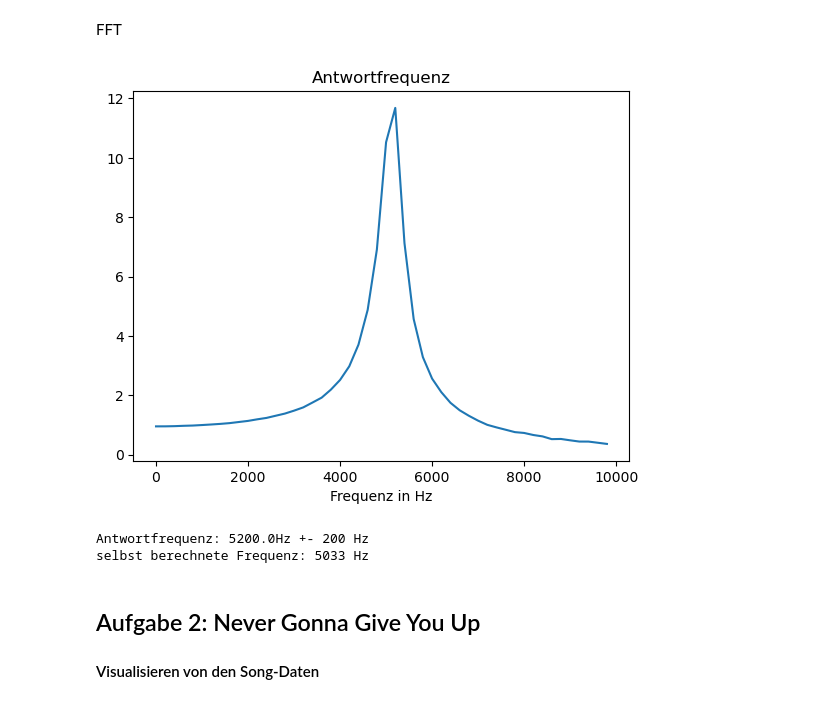
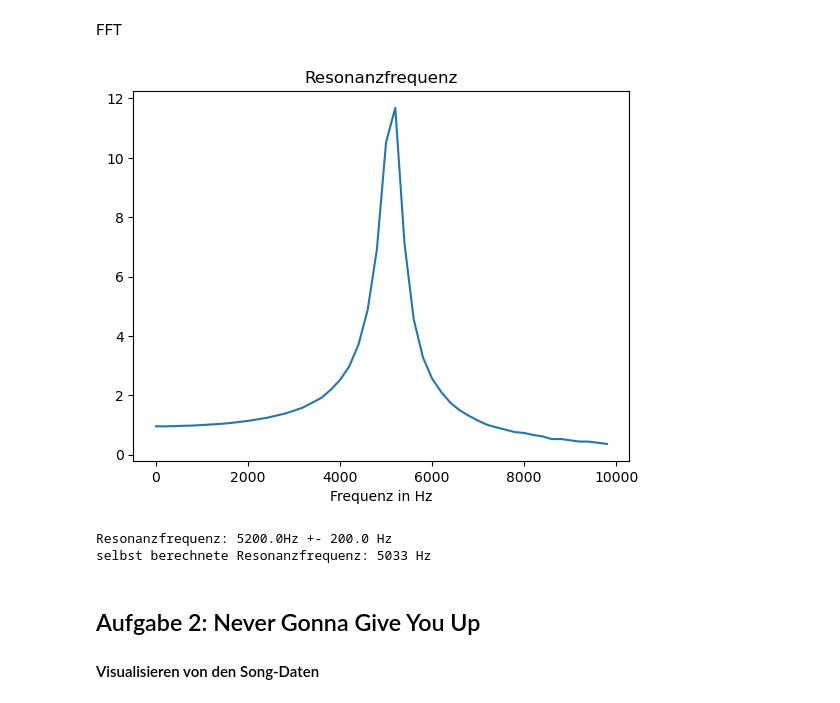
Before and after one commit to Atomarverseucht/AIN, a Jupyter notebook: 3/technische-grundlagen-der-kuenstlichen-intelligenz/versuch4/song.ipynb, the cells around one changed output. Drawn from its saved outputs; the diff is of its cells as text; code cells hidden in the pictures.

```diff
--- a/3/technische-grundlagen-der-kuenstlichen-intelligenz/versuch4/song.ipynb
+++ b/3/technische-grundlagen-der-kuenstlichen-intelligenz/versuch4/song.ipynb
@@ -51,17 +51,17 @@ FFT
 # %%
 fft = np.abs(np.fft.fft(ablResp))
 freqs = np.arange(fft.size) / 0.005
 ausschnitt = 50
 plt.plot(freqs[: ausschnitt],fft[: ausschnitt])
-plt.title("Antwortfrequenz")
+plt.title("Resonanzfrequenz")
 plt.xlabel("Frequenz in Hz")
 plt.show()
-print(f"Antwortfrequenz: {freqs[np.argmax(fft[: ausschnitt])]}Hz +- 200 Hz")
-print(f"selbst berechnete Frequenz: 5033 Hz")
+print(f"Resonanzfrequenz: {freqs[np.argmax(fft[: ausschnitt])]}Hz +- {freqs[1]} Hz")
+print(f"selbst berechnete Resonanzfrequenz: 5033 Hz")
 # %% [output]
-[figure, old version]
+[figure, new version]
-Antwortfrequenz: 5200.0Hz +- 200 Hz
-selbst berechnete Frequenz: 5033 Hz
+Resonanzfrequenz: 5200.0Hz +- 200.0 Hz
+selbst berechnete Resonanzfrequenz: 5033 Hz
 # %% [markdown]
 ## Aufgabe 2: Never Gonna Give You Up
 
```
Also changed, not shown: parts of 3 cells of this notebook.
